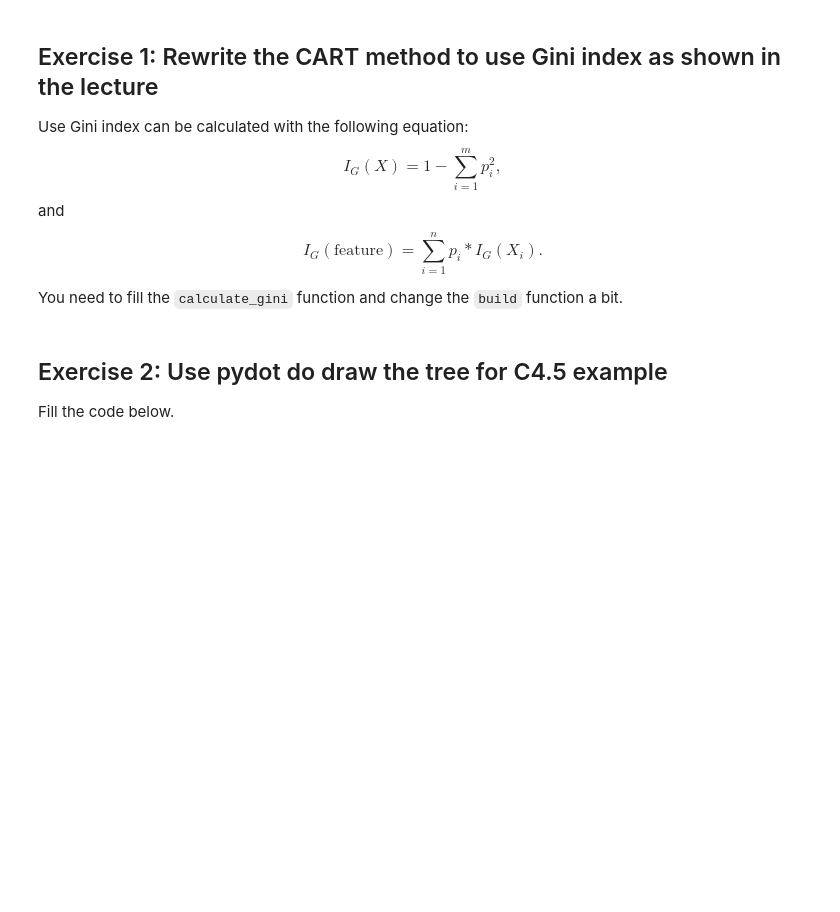
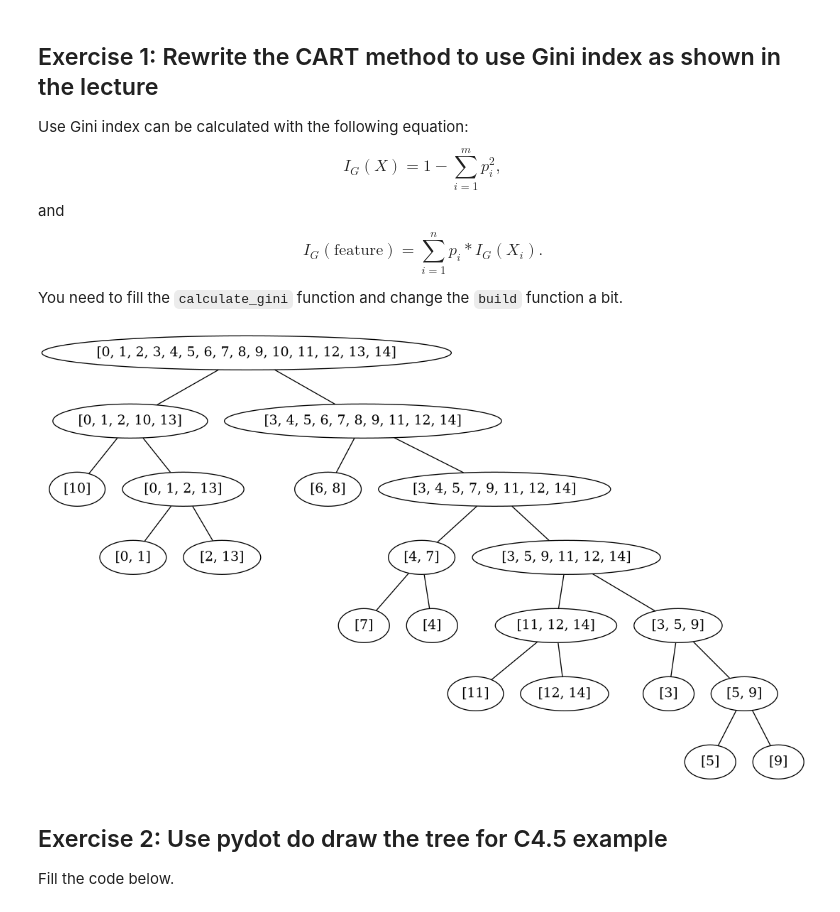
Before and after one commit to noxikoxi/machine-learning, a Jupyter notebook: exercise03/Decision_trees_Exercises.ipynb, the cells around one changed output. Drawn from its saved outputs; the diff is of its cells as text; code cells hidden in the pictures; blank space fills up the shorter version.

```diff
--- a/exercise03/Decision_trees_Exercises.ipynb
+++ b/exercise03/Decision_trees_Exercises.ipynb
@@ -287,6 +289,11 @@ def plot_tree(split_history):
 
 cart_tree, split_history = build(current_node)
 plot_tree(split_history)
+# %%
+from IPython.display import Image
+Image(filename='cart_tree.png')
+# %% [output]
+[figure, added]
 # %% [markdown]
 ## Exercise 2: Use pydot do draw the tree for C4.5 example
 
```
Also changed, not shown: parts of 8 cells of this notebook, 8 other files.
